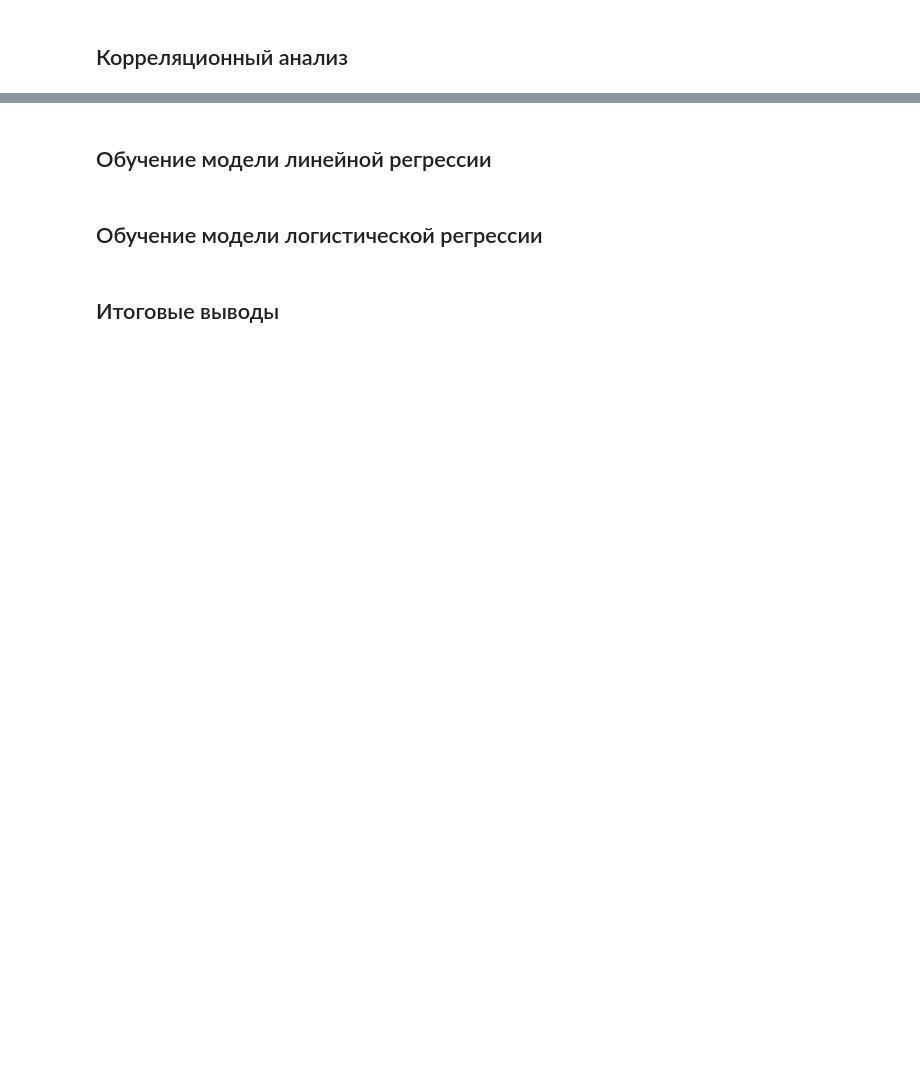
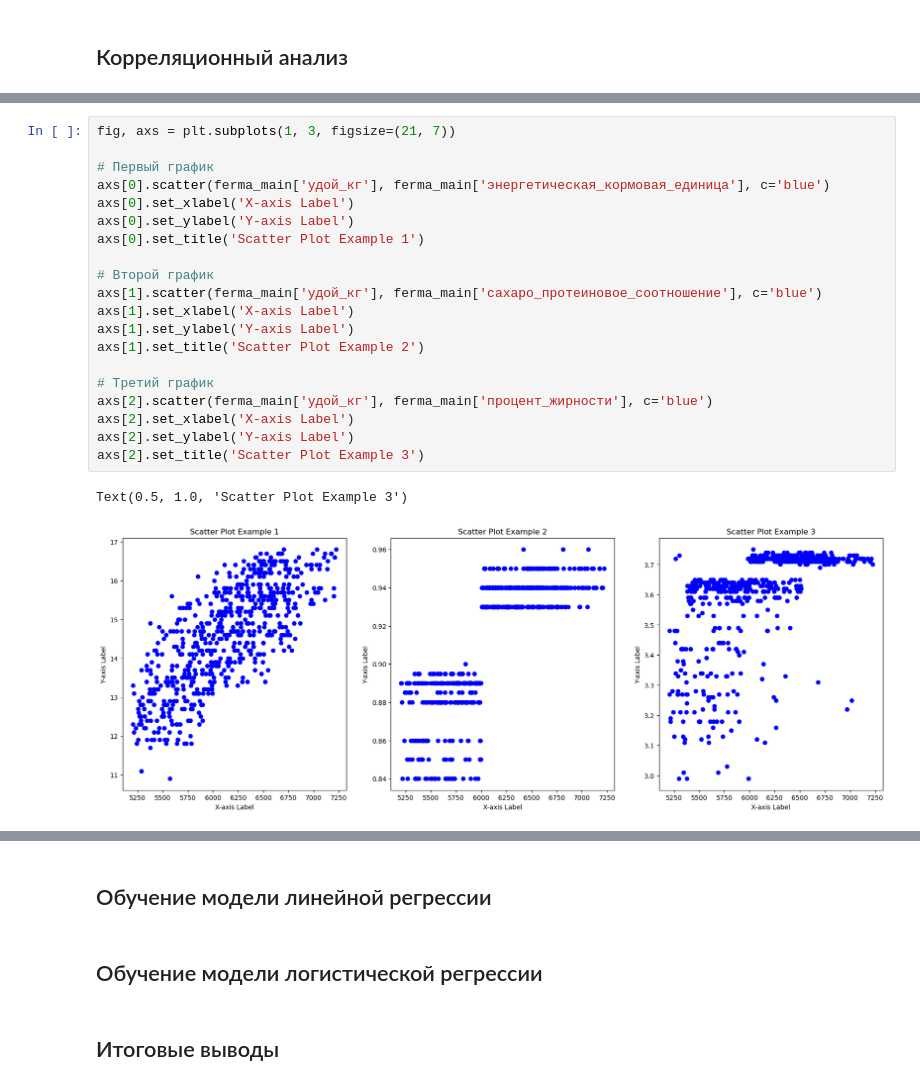
Before and after one commit to butuzovzeleboba/Linear-models-in-machine-learning, a Jupyter notebook: Linear models in machine learning.ipynb, the cells around one changed output, grey strips where cells are left out. Cells and saved outputs as stored; diff of their text form; blank space fills up the shorter version.

```diff
--- a/Linear models in machine learning.ipynb
+++ b/Linear models in machine learning.ipynb
@@ -760,0 +812,23 @@ plt.title('Возраст');
+# %%
+fig, axs = plt.subplots(1, 3, figsize=(21, 7))
+
+# Первый график
+axs[0].scatter(ferma_main['удой_кг'], ferma_main['энергетическая_кормовая_единица'], c='blue')
+axs[0].set_xlabel('X-axis Label')
+axs[0].set_ylabel('Y-axis Label')
+axs[0].set_title('Scatter Plot Example 1')
+
+# Второй график
+axs[1].scatter(ferma_main['удой_кг'], ferma_main['сахаро_протеиновое_соотношение'], c='blue')
+axs[1].set_xlabel('X-axis Label')
+axs[1].set_ylabel('Y-axis Label')
+axs[1].set_title('Scatter Plot Example 2')
+
+# Третий график
+axs[2].scatter(ferma_main['удой_кг'], ferma_main['процент_жирности'], c='blue')
+axs[2].set_xlabel('X-axis Label')
+axs[2].set_ylabel('Y-axis Label')
+axs[2].set_title('Scatter Plot Example 3')
+# %% [output]
+Text(0.5, 1.0, 'Scatter Plot Example 3')
+[figure, added]
```
Also changed, not shown: parts of 62 cells of this notebook.
